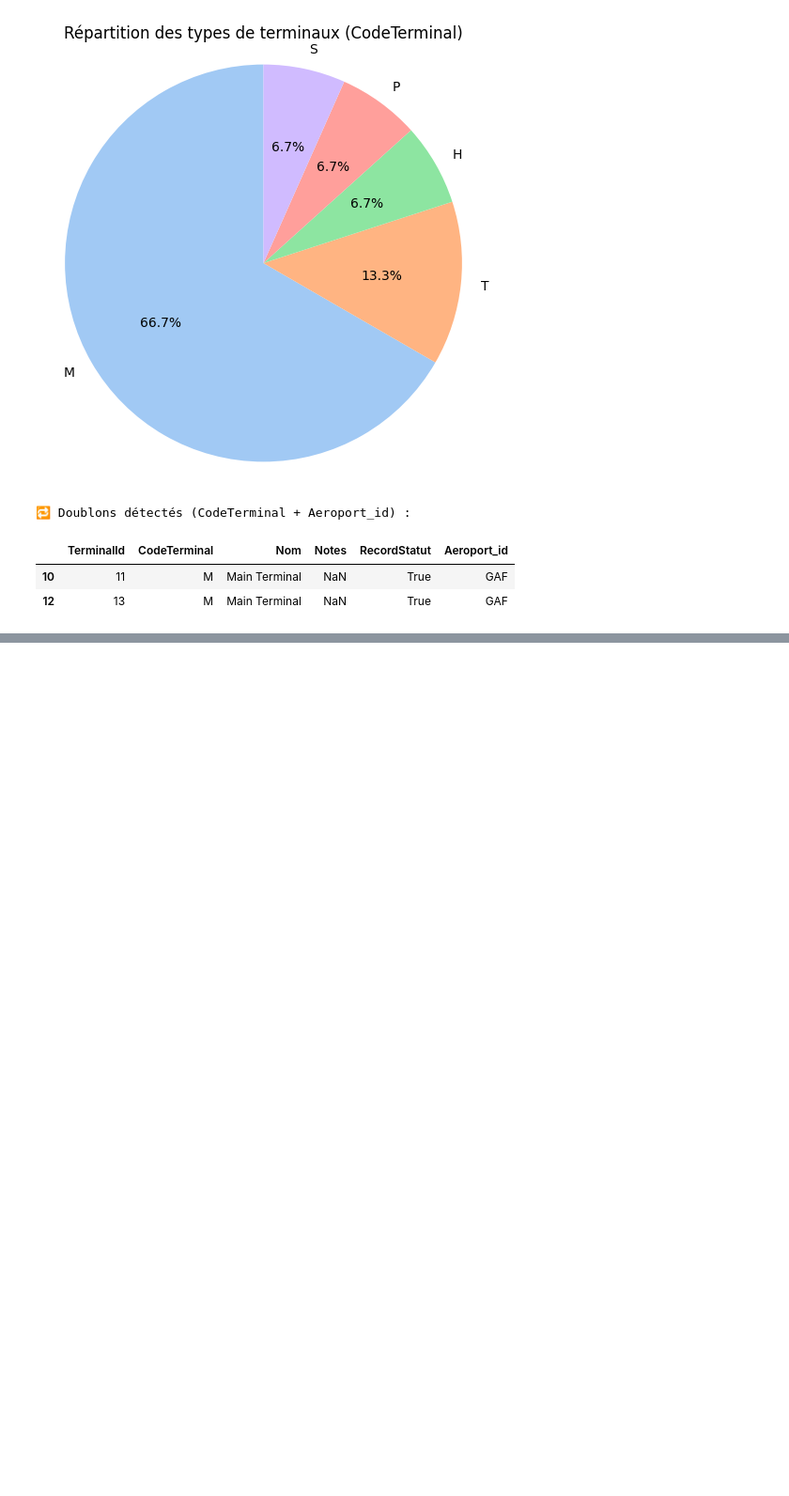
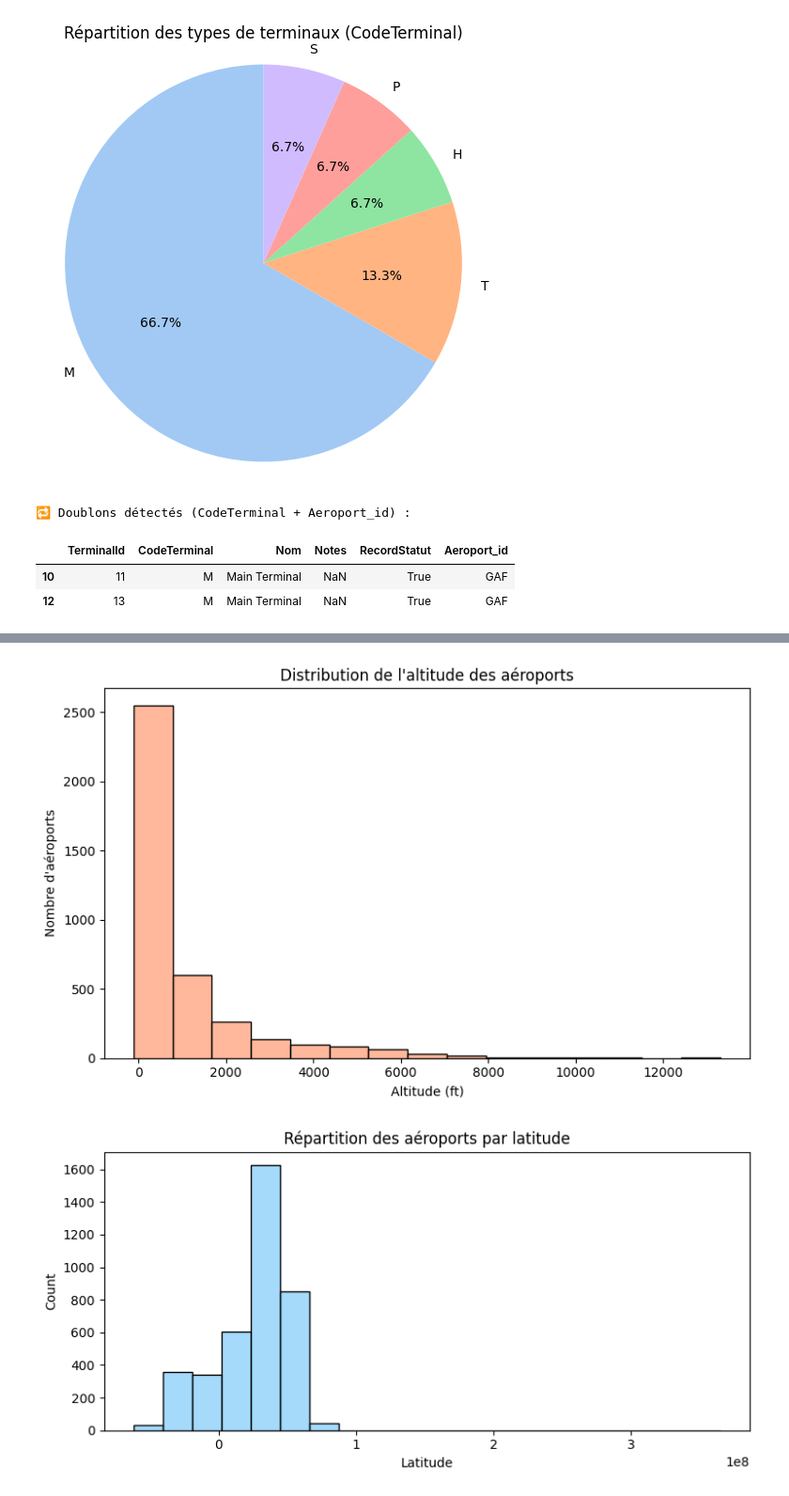
Before and after one commit to ZahraZellazi/DelayPrediction, a Jupyter notebook: DelayPrediction.ipynb, the cells around one changed output, grey strips where cells are left out. Shown at 94% size. Drawn from its saved outputs; the diff is of its cells as text; code cells hidden in the pictures; blank space fills up the shorter version.

```diff
--- a/DelayPrediction.ipynb
+++ b/DelayPrediction.ipynb
@@ -909,0 +987,35 @@ Passing `palette` without assigning `hue` is deprecated and will be removed in v
+# %%
+import pandas as pd
+import matplotlib.pyplot as plt
+import seaborn as sns
+
+# Chargement de la table des aéroports internationaux
+aero = pd.read_csv('opscontrol_aeroport.csv')  # adapte le nom du fichier
+
+# Histogramme : Distribution des élévations
+plt.figure(figsize=(8, 5))
+sns.histplot(aero['Elevation'], bins=15, color='#ffa07a')
+plt.title("Distribution de l'altitude des aéroports")
+plt.xlabel("Altitude (ft)")
+plt.ylabel("Nombre d'aéroports")
+plt.tight_layout()
+plt.show()
+
+# Histogramme : Répartition des latitudes (Nord vs Sud)
+plt.figure(figsize=(8, 4))
+sns.histplot(aero['Latitude'], bins=20, color='#87cefa')
+plt.title("Répartition des aéroports par latitude")
+plt.xlabel("Latitude")
+plt.tight_layout()
+plt.show()
+
+# Histogramme : Répartition des longitudes (Est vs Ouest)
+plt.figure(figsize=(8, 4))
+sns.histplot(aero['Longitude'], bins=20, color='#20b2aa')
+plt.title("Répartition des aéroports par longitude")
+plt.xlabel("Longitude")
+plt.tight_layout()
+plt.show()
+# %% [output]
+[figure, added]
+[figure, added]
```
Also changed, not shown: parts of 2 cells of this notebook.
